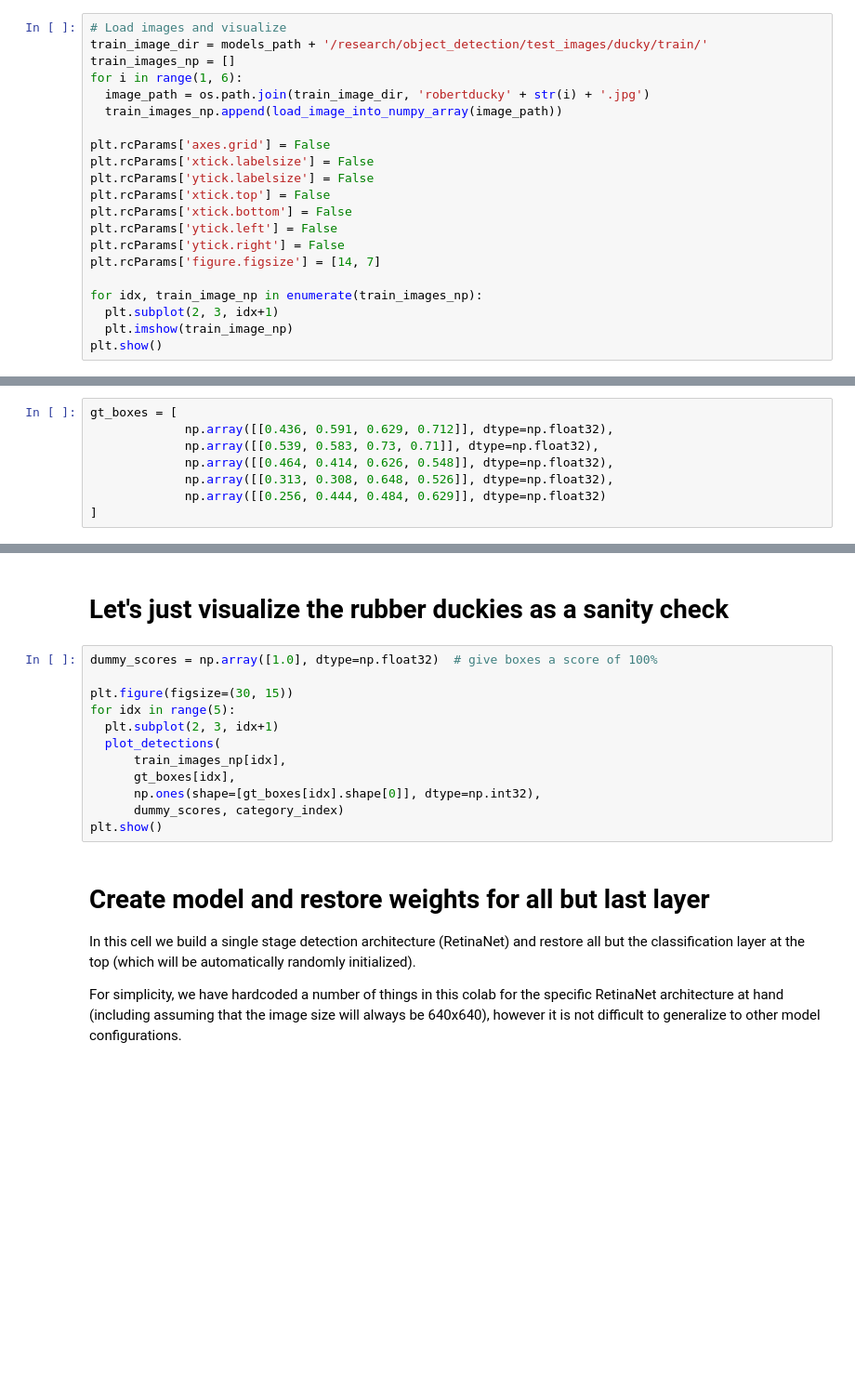
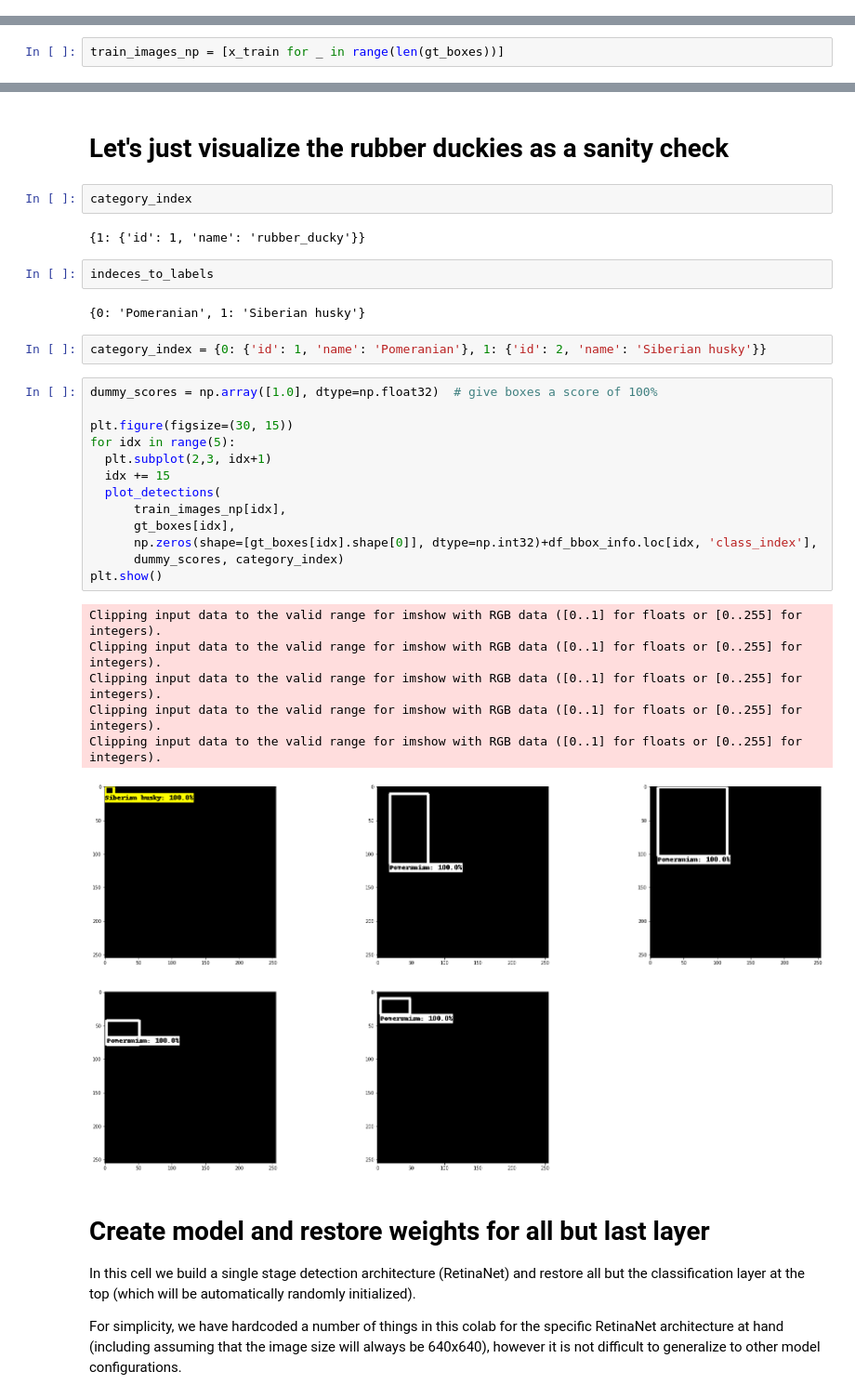
Before and after one commit to ex-hasuolab/class-activation-map, a Jupyter notebook: notebooks/dog_detection/dog_detection_practice.ipynb, the cells around one changed output, grey strips where cells are left out. Shown at 93% size. Saved outputs shown, nothing was run; the diff lists cells and outputs as text; blank space fills up the shorter version.

```diff
--- a/notebooks/dog_detection/dog_detection_practice.ipynb
+++ b/notebooks/dog_detection/dog_detection_practice.ipynb
@@ -160,21 +209,0 @@ gt_boxes
-# %%
-# Load images and visualize
-train_image_dir = models_path + '/research/object_detection/test_images/ducky/train/'
-train_images_np = []
-for i in range(1, 6):
-  image_path = os.path.join(train_image_dir, 'robertducky' + str(i) + '.jpg')
-  train_images_np.append(load_image_into_numpy_array(image_path))
-
-plt.rcParams['axes.grid'] = False
-plt.rcParams['xtick.labelsize'] = False
-plt.rcParams['ytick.labelsize'] = False
-plt.rcParams['xtick.top'] = False
-plt.rcParams['xtick.bottom'] = False
-plt.rcParams['ytick.left'] = False
-plt.rcParams['ytick.right'] = False
-plt.rcParams['figure.figsize'] = [14, 7]
-
-for idx, train_image_np in enumerate(train_images_np):
-  plt.subplot(2, 3, idx+1)
-  plt.imshow(train_image_np)
-plt.show()
@@ -186,0 +210,2 @@ train_images_np[0].shape
+# %%
+train_images_np = [x_train for _ in range(len(gt_boxes))]
@@ -199,11 +253,3 @@ colab_utils.annotate(train_images_np, box_storage_pointer=gt_boxes)
 Run this cell only if you didn't annotate anything above and
 would prefer to just use our preannotated boxes.  Don't forget
 to uncomment.
-# %%
-gt_boxes = [
-             np.array([[0.436, 0.591, 0.629, 0.712]], dtype=np.float32),
-             np.array([[0.539, 0.583, 0.73, 0.71]], dtype=np.float32),
-             np.array([[0.464, 0.414, 0.626, 0.548]], dtype=np.float32),
-             np.array([[0.313, 0.308, 0.648, 0.526]], dtype=np.float32),
-             np.array([[0.256, 0.444, 0.484, 0.629]], dtype=np.float32)
-]
@@ -245,18 +303,36 @@ print('Done prepping data.')
 Done prepping data.
 # %% [markdown]
 # Let's just visualize the rubber duckies as a sanity check
+# %%
+category_index
+# %% [output]
+{1: {'id': 1, 'name': 'rubber_ducky'}}
+# %%
+indeces_to_labels
+# %% [output]
+{0: 'Pomeranian', 1: 'Siberian husky'}
+# %%
+category_index = {0: {'id': 1, 'name': 'Pomeranian'}, 1: {'id': 2, 'name': 'Siberian husky'}}
 # %%
 dummy_scores = np.array([1.0], dtype=np.float32)  # give boxes a score of 100%
 
 plt.figure(figsize=(30, 15))
 for idx in range(5):
-  plt.subplot(2, 3, idx+1)
+  plt.subplot(2,3, idx+1)
+  idx += 15
   plot_detections(
       train_images_np[idx],
       gt_boxes[idx],
-      np.ones(shape=[gt_boxes[idx].shape[0]], dtype=np.int32),
+      np.zeros(shape=[gt_boxes[idx].shape[0]], dtype=np.int32)+df_bbox_info.loc[idx, 'class_index'],
       dummy_scores, category_index)
 plt.show()
+# %% [output]
+Clipping input data to the valid range for imshow with RGB data ([0..1] for floats or [0..255] for integers).
+Clipping input data to the valid range for imshow with RGB data ([0..1] for floats or [0..255] for integers).
+Clipping input data to the valid range for imshow with RGB data ([0..1] for floats or [0..255] for integers).
+Clipping input data to the valid range for imshow with RGB data ([0..1] for floats or [0..255] for integers).
+Clipping input data to the valid range for imshow with RGB data ([0..1] for floats or [0..255] for integers).
+[figure, added]
 # %% [markdown]
 # Create model and restore weights for all but last layer
 
```
Also changed, not shown: parts of 30 cells of this notebook.
